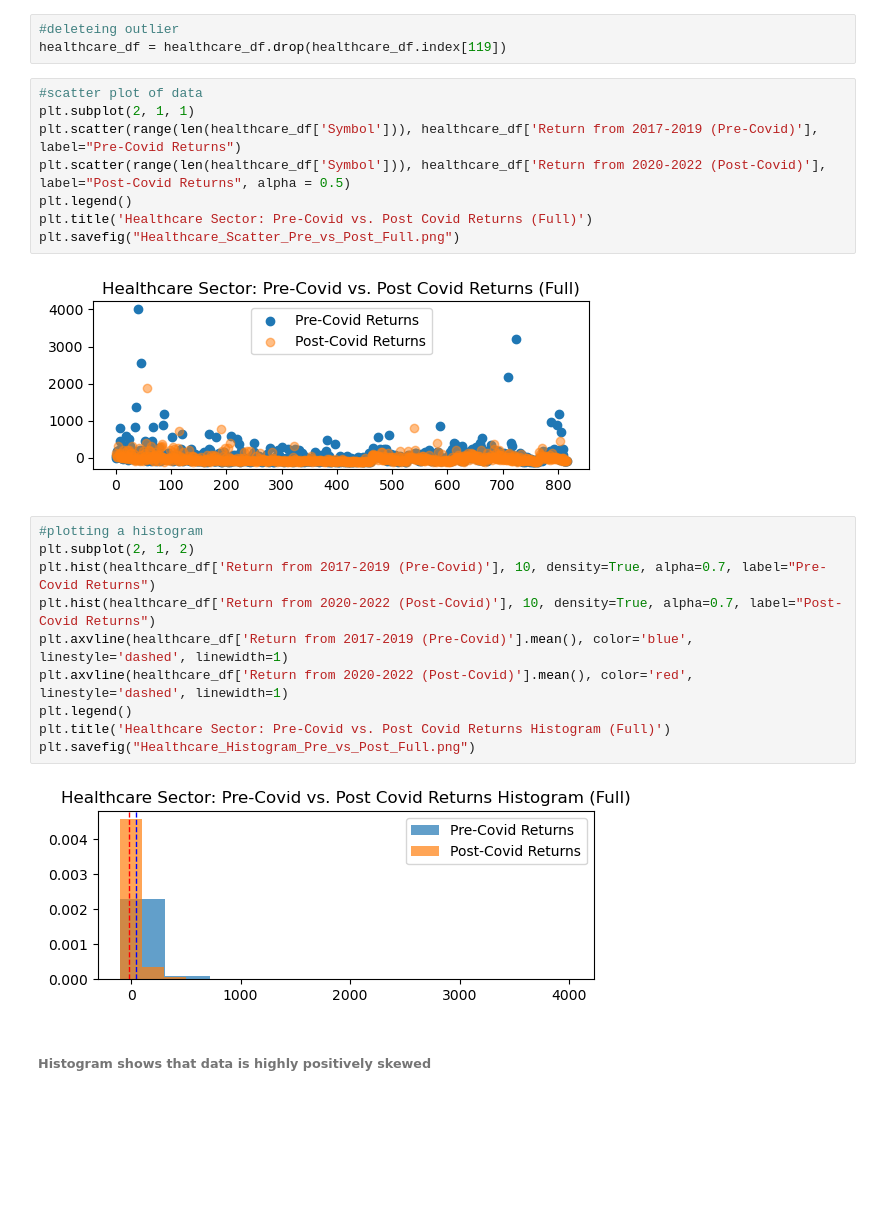
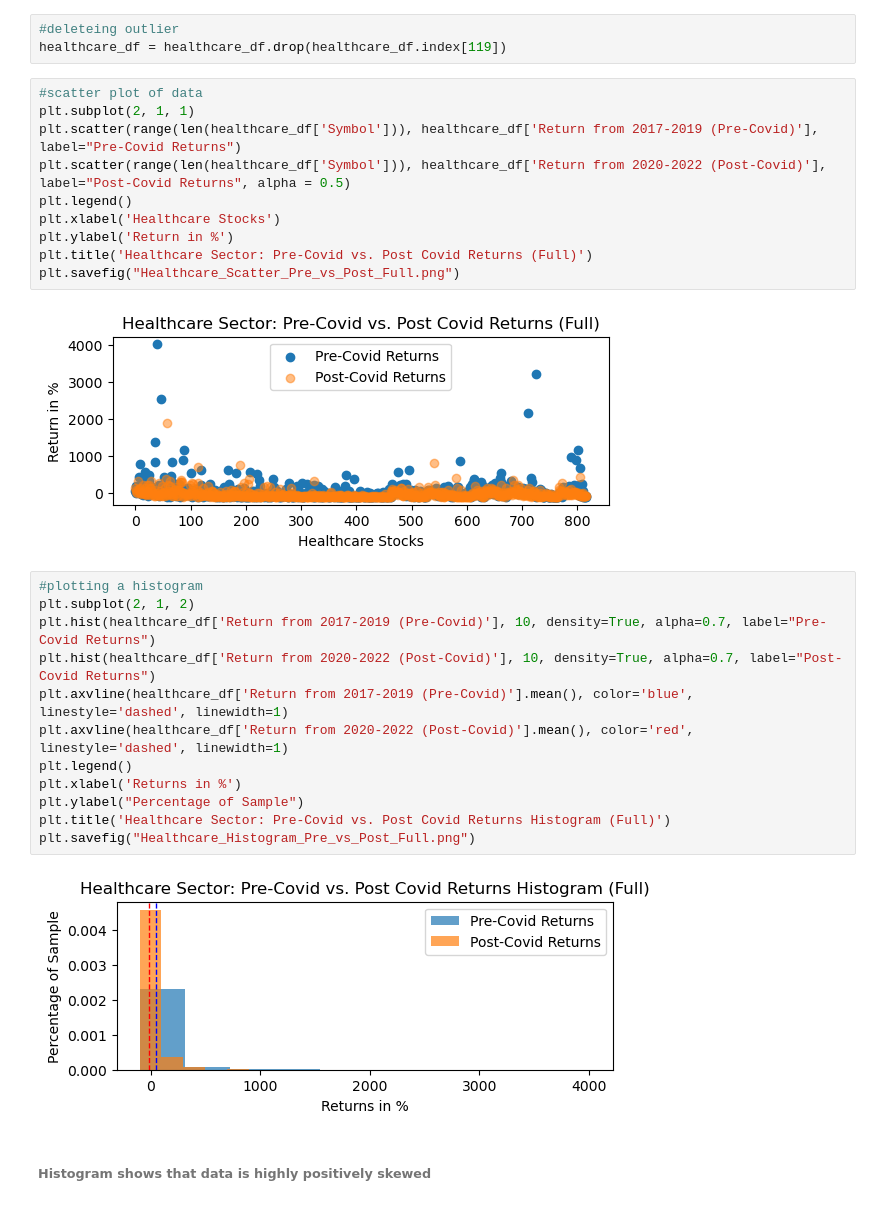
Before and after one commit to gayajohn/eda-project-1-group-4, a Jupyter notebook: Analysis/healthcare_two_sample_ttest.ipynb, the cells around one changed output. Drawn from its saved outputs; the diff is of its cells as text; blank space fills up the shorter version.

```diff
--- a/Analysis/healthcare_two_sample_ttest.ipynb
+++ b/Analysis/healthcare_two_sample_ttest.ipynb
@@ -61,13 +61,15 @@ healthcare_df = healthcare_df.drop(healthcare_df.index[119])
 # %%
 #scatter plot of data
 plt.subplot(2, 1, 1)
 plt.scatter(range(len(healthcare_df['Symbol'])), healthcare_df['Return from 2017-2019 (Pre-Covid)'], label="Pre-Covid Returns")
 plt.scatter(range(len(healthcare_df['Symbol'])), healthcare_df['Return from 2020-2022 (Post-Covid)'], label="Post-Covid Returns", alpha = 0.5)
 plt.legend()
+plt.xlabel('Healthcare Stocks')
+plt.ylabel('Return in %')
 plt.title('Healthcare Sector: Pre-Covid vs. Post Covid Returns (Full)')
 plt.savefig("Healthcare_Scatter_Pre_vs_Post_Full.png")
 # %% [output]
-[figure, old version]
+[figure, new version]
 # %%
 #plotting a histogram
 plt.subplot(2, 1, 2)
@@ -76,10 +78,12 @@ plt.hist(healthcare_df['Return from 2020-2022 (Post-Covid)'], 10, density=True,
 plt.axvline(healthcare_df['Return from 2017-2019 (Pre-Covid)'].mean(), color='blue', linestyle='dashed', linewidth=1)
 plt.axvline(healthcare_df['Return from 2020-2022 (Post-Covid)'].mean(), color='red', linestyle='dashed', linewidth=1)
 plt.legend()
+plt.xlabel('Returns in %')
+plt.ylabel("Percentage of Sample")
 plt.title('Healthcare Sector: Pre-Covid vs. Post Covid Returns Histogram (Full)')
 plt.savefig("Healthcare_Histogram_Pre_vs_Post_Full.png")
 # %% [output]
-[figure, old version]
+[figure, new version]
 # %% [markdown]
 ###### Histogram shows that data is highly positively skewed
 # %% [markdown]
```
Also changed, not shown: parts of 9 cells of this notebook, 22 other files.
